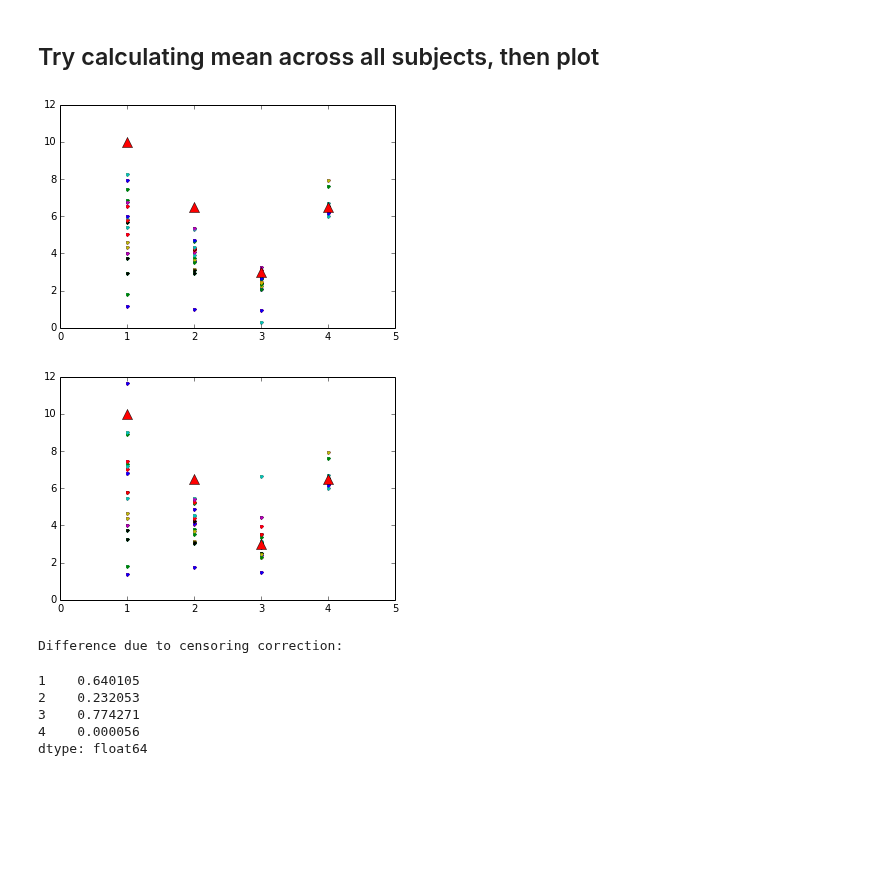
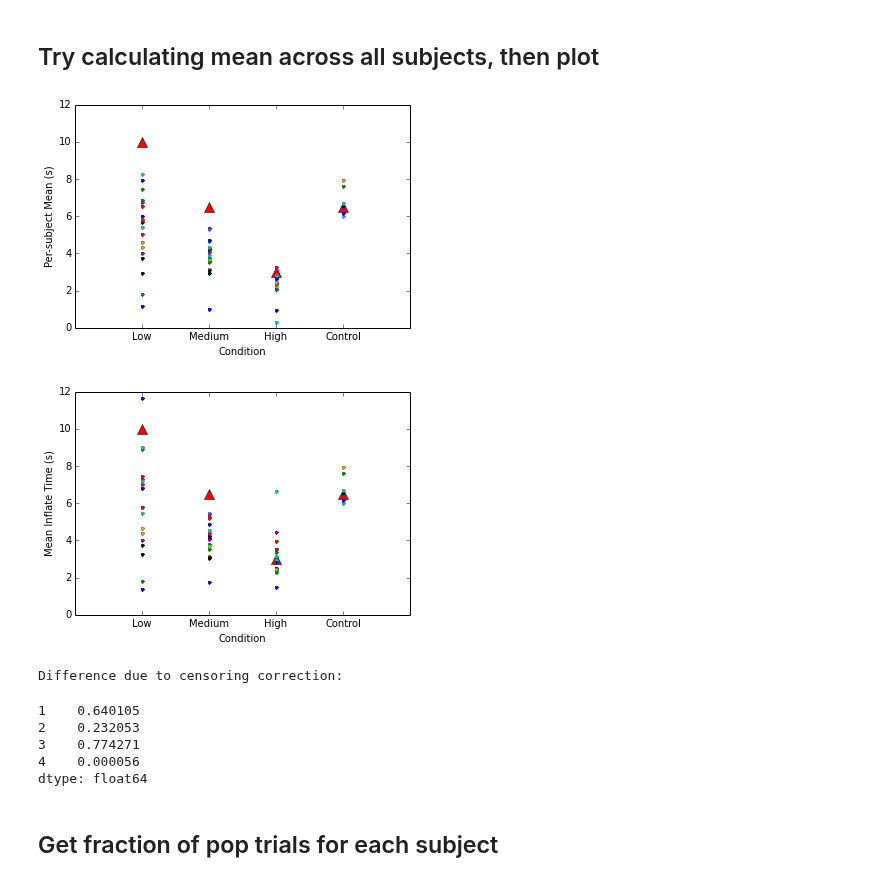
Before and after one commit to jmxpearson/hephys, a Jupyter notebook: bartc/behavior_analysis_scratch.ipynb, the cells around one changed output. Saved outputs shown, nothing was run; the diff lists cells and outputs as text; code cells hidden in the pictures; blank space fills up the shorter version.

```diff
--- a/bartc/behavior_analysis_scratch.ipynb
+++ b/bartc/behavior_analysis_scratch.ipynb
@@ -16,6 +17,9 @@ dbname = os.path.expanduser('~/data/bartc/plexdata/bartc.hdf5')
 
 # get list of all patient, dataset pairs corresponding to behavior
 evtlist = pd.read_hdf(dbname, '/meta/evlist')
+
+# remove subject 10, who did a previous version of the task
+evtlist = evtlist.query('patient != 10')
 # %%
 # these are the actual values from the task
 mean_pop_times = np.array([10, 6.5, 3, 6.5])
@@ -99,13 +103,17 @@ for _, dtup in evtlist.iterrows():
 
 naive_meandat = pd.concat(allsubs, axis=1).transpose()
 # %%
-plt.plot([1, 2, 3, 4], naive_meandat.values.T, marker='.', linestyle='none');
-plt.plot([1, 2, 3, 4], mean_pop_times, marker='^', linestyle='none', markersize=10,
+xpos = [1, 2, 3, 4]
+plt.plot(xpos, mean_pop_times, marker='^', linestyle='none', markersize=10,
          color='r');
+plt.plot(xpos, naive_meandat.values.T, marker='.', linestyle='none');
 plt.xlim([0, 5]);
 plt.ylim([0, 12]);
+plt.xticks(xpos, ['Low', 'Medium', 'High', 'Control']);
+plt.xlabel('Risk Condition');
+plt.ylabel('Per-subject Mean (s)');
 # %% [output]
-[figure, old version]
+[figure, new version]
 # %%
 # now incorporate censored data
 allsubs = []
@@ -124,13 +127,17 @@ for _, dtup in evtlist.iterrows():
 
 meandat = pd.concat(allsubs, axis=1).transpose()
 # %%
-plt.plot([1, 2, 3, 4], meandat.values.T, marker='.', linestyle='none');
-plt.plot([1, 2, 3, 4], mean_pop_times, marker='^', linestyle='none', markersize=10,
+xpos = [1, 2, 3, 4]
+plt.plot(xpos, mean_pop_times, marker='^', linestyle='none', markersize=10,
          color='r');
+plt.plot(xpos, meandat.values.T, marker='.', linestyle='none');
 plt.xlim([0, 5]);
 plt.ylim([0, 12]);
+plt.xticks(xpos, ['Low', 'Medium', 'High', 'Control']);
+plt.xlabel('Risk Condition');
+plt.ylabel('Mean Inflate Time (s)');
 # %% [output]
-[figure, old version]
+[figure, new version]
 # %%
 print "Difference due to censoring correction:"
 meandat.mean() - naive_meandat.mean()
@@ -141,3 +148,5 @@ Difference due to censoring correction:
 3    0.774271
 4    0.000056
 dtype: float64
+# %% [markdown]
+## Get fraction of pop trials for each subject
```
Also changed, not shown: parts of 5 cells of this notebook.
